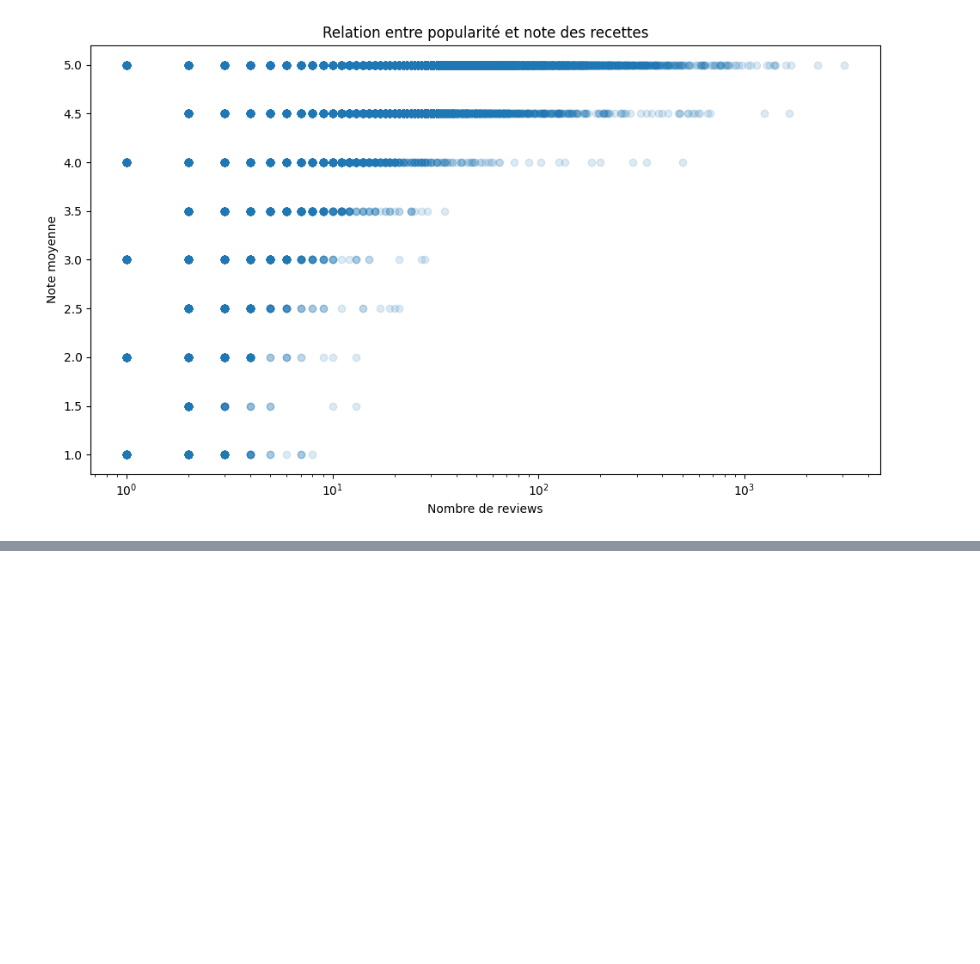
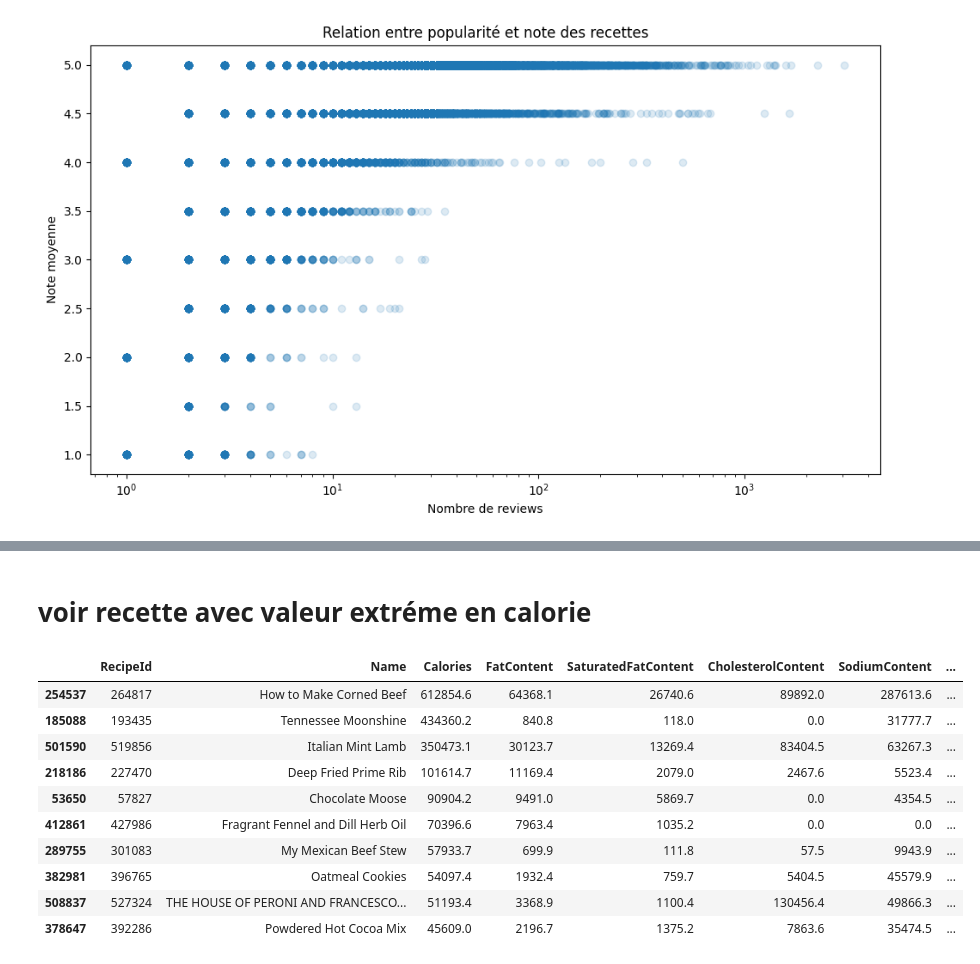
Before and after one commit to BejaouiChaima/adaptive-recipe-copilot, a Jupyter notebook: notebooks/01_eda_recipes.ipynb, the cells around one changed output, grey strips where cells are left out. Saved outputs shown, nothing was run; the diff lists cells and outputs as text; code cells hidden in the pictures; blank space fills up the shorter version.

```diff
--- a/notebooks/01_eda_recipes.ipynb
+++ b/notebooks/01_eda_recipes.ipynb
@@ -394,0 +568,52 @@ plt.show()
+# %% [markdown]
+# voir recette avec valeur extréme en calorie
+# %%
+import pandas as pd
+
+DATA_PATH = "../data/raw/recipes.csv"
+
+columns = [
+    "RecipeId",
+    "Name",
+    "RecipeYield",
+    "RecipeServings",
+    "Calories",
+    "FatContent",
+    "SaturatedFatContent",
+    "CholesterolContent",
+    "SodiumContent",
+    "CarbohydrateContent",
+    "FiberContent",
+    "SugarContent",
+    "ProteinContent"
+]
+
+extreme_recipes = []
+
+for chunk in pd.read_csv(
+    DATA_PATH,
+    usecols=columns,
+    chunksize=50000
+):
+    extreme_recipes.append(
+        chunk.nlargest(10, "Calories")
+    )
+
+top_calories = (
+    pd.concat(extreme_recipes)
+    .nlargest(10, "Calories")
+)
+
+display(top_calories)
+# %% [output]
+|  | RecipeId | Name | Calories | FatContent | SaturatedFatContent | CholesterolContent | SodiumContent | ... |
+| 254537 | 264817 | How to Make Corned Beef | 612854.6 | 64368.1 | 26740.6 | 89892.0 | 287613.6 | ... |
+| 185088 | 193435 | Tennessee Moonshine | 434360.2 | 840.8 | 118.0 | 0.0 | 31777.7 | ... |
+| 501590 | 519856 | Italian Mint Lamb | 350473.1 | 30123.7 | 13269.4 | 83404.5 | 63267.3 | ... |
+| 218186 | 227470 | Deep Fried Prime Rib | 101614.7 | 11169.4 | 2079.0 | 2467.6 | 5523.4 | ... |
+| 53650 | 57827 | Chocolate Moose | 90904.2 | 9491.0 | 5869.7 | 0.0 | 4354.5 | ... |
+| 412861 | 427986 | Fragrant Fennel and Dill Herb Oil | 70396.6 | 7963.4 | 1035.2 | 0.0 | 0.0 | ... |
+| 289755 | 301083 | My Mexican Beef Stew | 57933.7 | 699.9 | 111.8 | 57.5 | 9943.9 | ... |
+| 382981 | 396765 | Oatmeal Cookies | 54097.4 | 1932.4 | 759.7 | 5404.5 | 45579.9 | ... |
+| 508837 | 527324 | THE HOUSE OF PERONI AND FRANCESCO... | 51193.4 | 3368.9 | 1100.4 | 130456.4 | 49866.3 | ... |
+| 378647 | 392286 | Powdered Hot Cocoa Mix | 45609.0 | 2196.7 | 1375.2 | 7863.6 | 35474.5 | ... |
```
Also changed, not shown: parts of 10 cells of this notebook, 3 other files.
